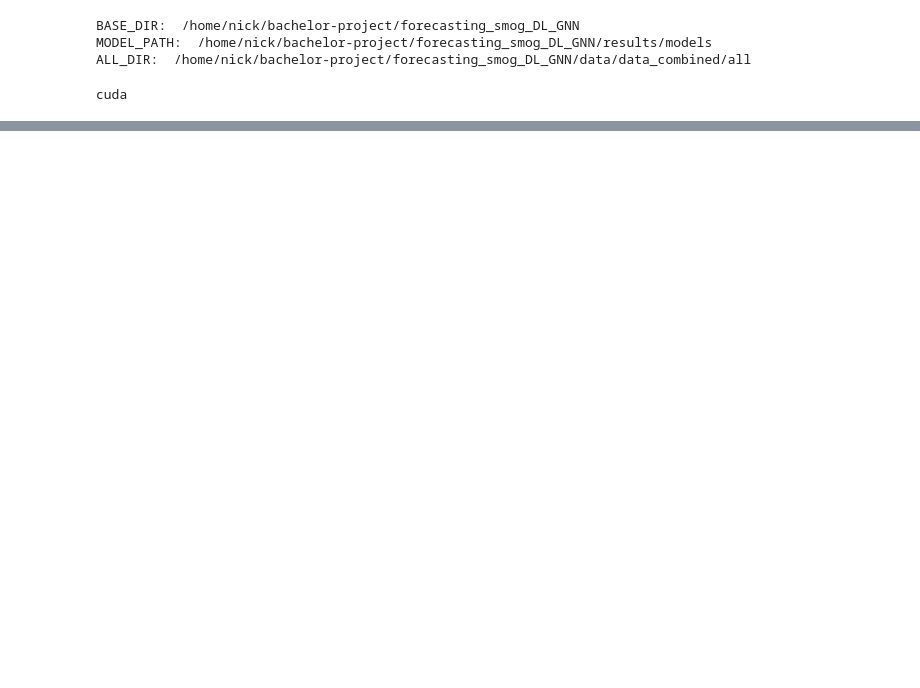
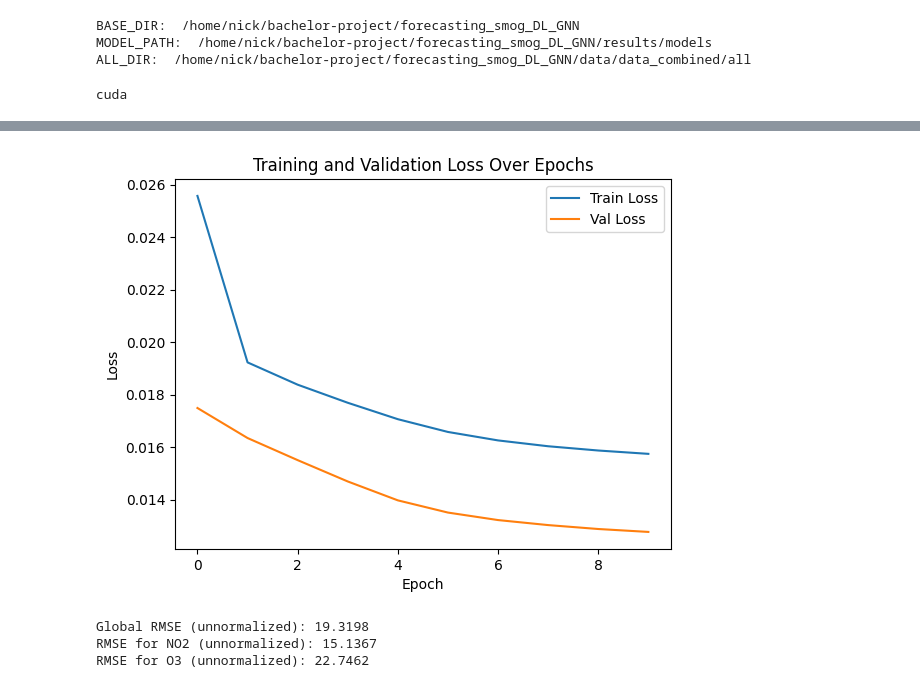
Before and after one commit to nickash2/forecasting_smog_DL_GNN, a Jupyter notebook: src/vanilla_gnn_fixed.ipynb, the cells around one changed output, grey strips where cells are left out. Saved outputs shown, nothing was run; the diff lists cells and outputs as text; code cells hidden in the pictures; blank space fills up the shorter version.

Commit message:
restructured entire tuning for optuna, changed model architecture and general pipeline for gnn related

```diff
--- a/src/vanilla_gnn_fixed.ipynb
+++ b/src/vanilla_gnn_fixed.ipynb
@@ -478,0 +158,11 @@ RMSE for O3 (unnormalized): 21.5275
+# %%
+# --- Print Best Results ---
+print("\n--- Optuna Study Complete ---")
+print(f"Number of finished trials: {len(study.trials)}")
+print(f"Best trial:")
+best_trial = study.best_trial
+
+print(f"  Value (Min Validation Loss): {best_trial.value:.6f}")
+print(f"  Params: ")
+for key, value in best_trial.params.items():
+    print(f"    {key}: {value}")
@@ -478,0 +184,22 @@ RMSE for O3 (unnormalized): 21.5275
+# %%
+from torch_geometric.loader import DataLoader
+final_model = TemporalGNN(
+    input_dim=input_dim,
+    output_dim=output_dim,
+    hidden_dim=best_trial.params["hidden_dim"],
+).to(device)
+
+optimizer = torch.optim.Adam(
+    final_model.parameters(),
+    lr=best_trial.params["lr"],
+    weight_decay=best_trial.params["weight_decay"],
+)
+criterion = torch.nn.MSELoss()
+
+train_loader = DataLoader(train_dataset, batch_size=best_trial.params["batch_size"], shuffle=False)
+val_loader = DataLoader(val_dataset, batch_size=best_trial.params["batch_size"], shuffle=False)
+test_loader = DataLoader(test_dataset, batch_size=best_trial.params["batch_size"], shuffle=False)
+# %%
+from graph_modelling.utils.train_gnn import train
+
+train_losses, val_losses = train(final_model, train_loader, val_loader, optimizer, criterion, device, N_EPOCHS, patience)
@@ -478,0 +217,13 @@ RMSE for O3 (unnormalized): 21.5275
+# %%
+import matplotlib.pyplot as plt
+
+plt.plot(train_losses, label="Train Loss")
+plt.plot(val_losses, label="Val Loss")
+plt.xlabel("Epoch")
+plt.ylabel("Loss")
+plt.legend()
+plt.title("Training and Validation Loss Over Epochs")
+plt.show()
+plt.savefig(MODEL_PATH / f"final_training_loss_basicgnn_{current_time}.png")
+# %% [output]
+[figure, added]
@@ -478,0 +235,15 @@ RMSE for O3 (unnormalized): 21.5275
+# %%
+from graph_modelling.utils.test_gnn import predict_and_evaluate
+_, _, _, preds, targets = predict_and_evaluate(
+    model,
+    test_loader,
+    device,
+    output_dim,
+    y_min,
+    y_max,
+    N_HOURS_Y
+)
+# %% [output]
+Global RMSE (unnormalized): 19.3198
+RMSE for NO2 (unnormalized): 15.1367
+RMSE for O3 (unnormalized): 22.7462
```
Also changed, not shown: parts of 29 cells of this notebook, 49 other files.
